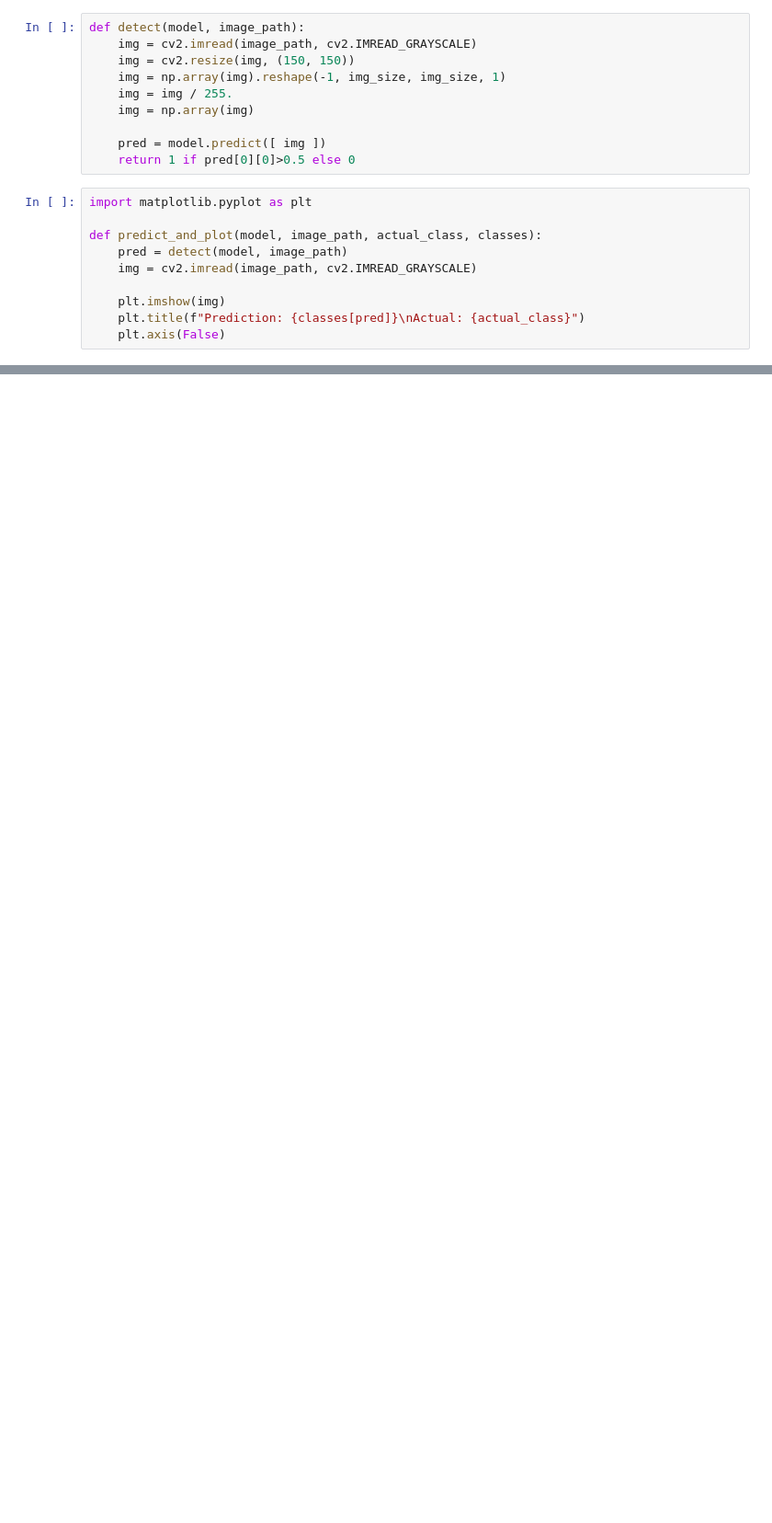
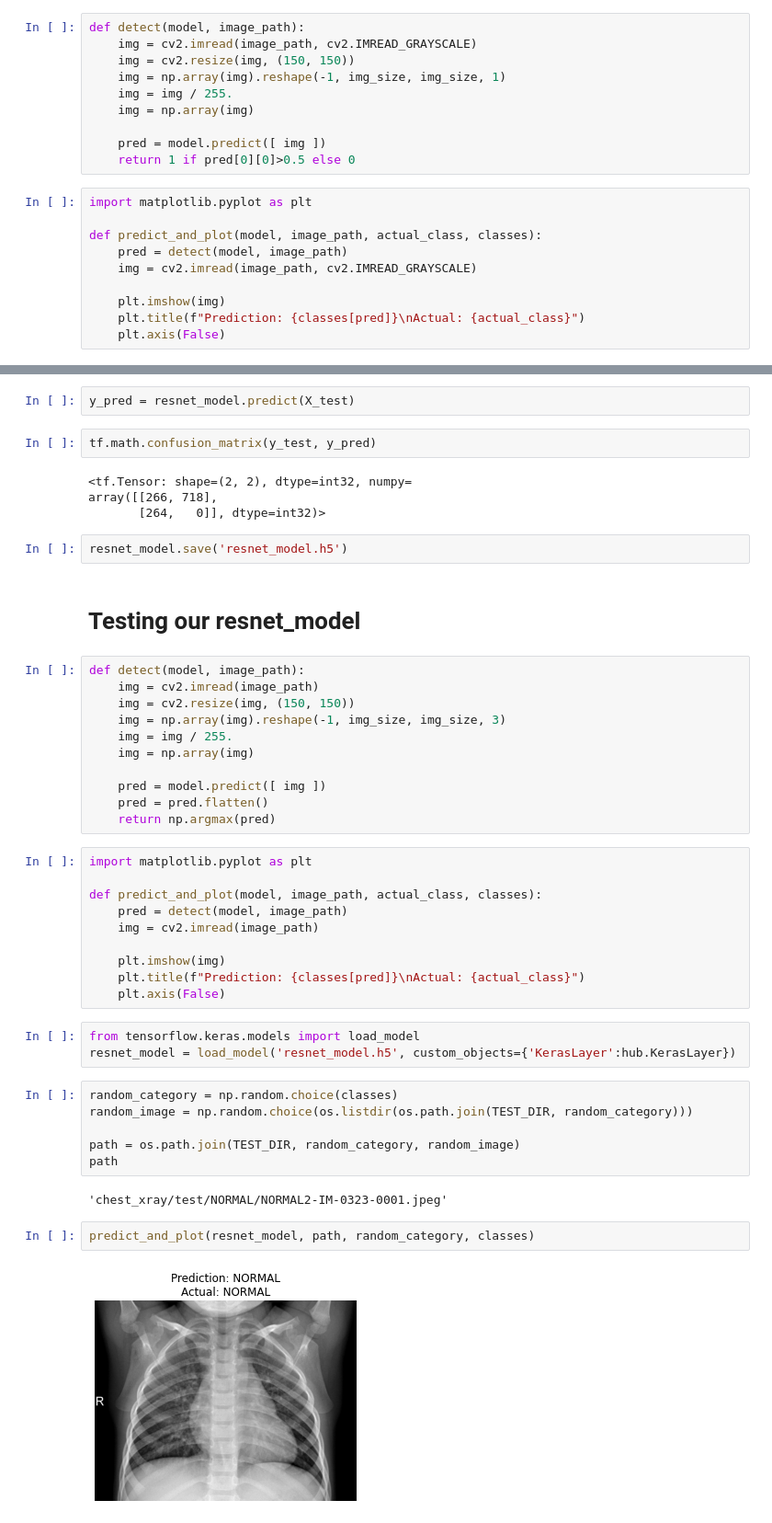
Before and after one commit to omkar3602/pneumonia-detector, a Jupyter notebook: Pneumonia.ipynb, the cells around one changed output, grey strips where cells are left out. Shown at 92% size. Cells and saved outputs as stored; diff of their text form; blank space fills up the shorter version.

```diff
--- a/Pneumonia.ipynb
+++ b/Pneumonia.ipynb
@@ -239,0 +420,48 @@ predict_and_plot(model, path, random_category, classes)
+# %%
+y_pred = resnet_model.predict(X_test)
+# %%
+tf.math.confusion_matrix(y_test, y_pred)
+# %% [output]
+<tf.Tensor: shape=(2, 2), dtype=int32, numpy=
+array([[266, 718],
+       [264,   0]], dtype=int32)>
+# %%
+resnet_model.save('resnet_model.h5')
+# %% [markdown]
+# Testing our resnet_model
+# %%
+def detect(model, image_path):
+    img = cv2.imread(image_path)
+    img = cv2.resize(img, (150, 150))
+    img = np.array(img).reshape(-1, img_size, img_size, 3)
+    img = img / 255.
+    img = np.array(img)
+
+    pred = model.predict([ img ])
+    pred = pred.flatten()
+    return np.argmax(pred)
+# %%
+import matplotlib.pyplot as plt
+
+def predict_and_plot(model, image_path, actual_class, classes):
+    pred = detect(model, image_path)
+    img = cv2.imread(image_path)
+
+    plt.imshow(img)
+    plt.title(f"Prediction: {classes[pred]}\nActual: {actual_class}")
+    plt.axis(False)
+# %%
+from tensorflow.keras.models import load_model
+resnet_model = load_model('resnet_model.h5', custom_objects={'KerasLayer':hub.KerasLayer})
+# %%
+random_category = np.random.choice(classes)
+random_image = np.random.choice(os.listdir(os.path.join(TEST_DIR, random_category)))
+
+path = os.path.join(TEST_DIR, random_category, random_image)
+path
+# %% [output]
+'chest_xray/test/NORMAL/NORMAL2-IM-0323-0001.jpeg'
+# %%
+predict_and_plot(resnet_model, path, random_category, classes)
+# %% [output]
+[figure, added]
```
Also changed, not shown: parts of 58 cells of this notebook, 2 other files.
